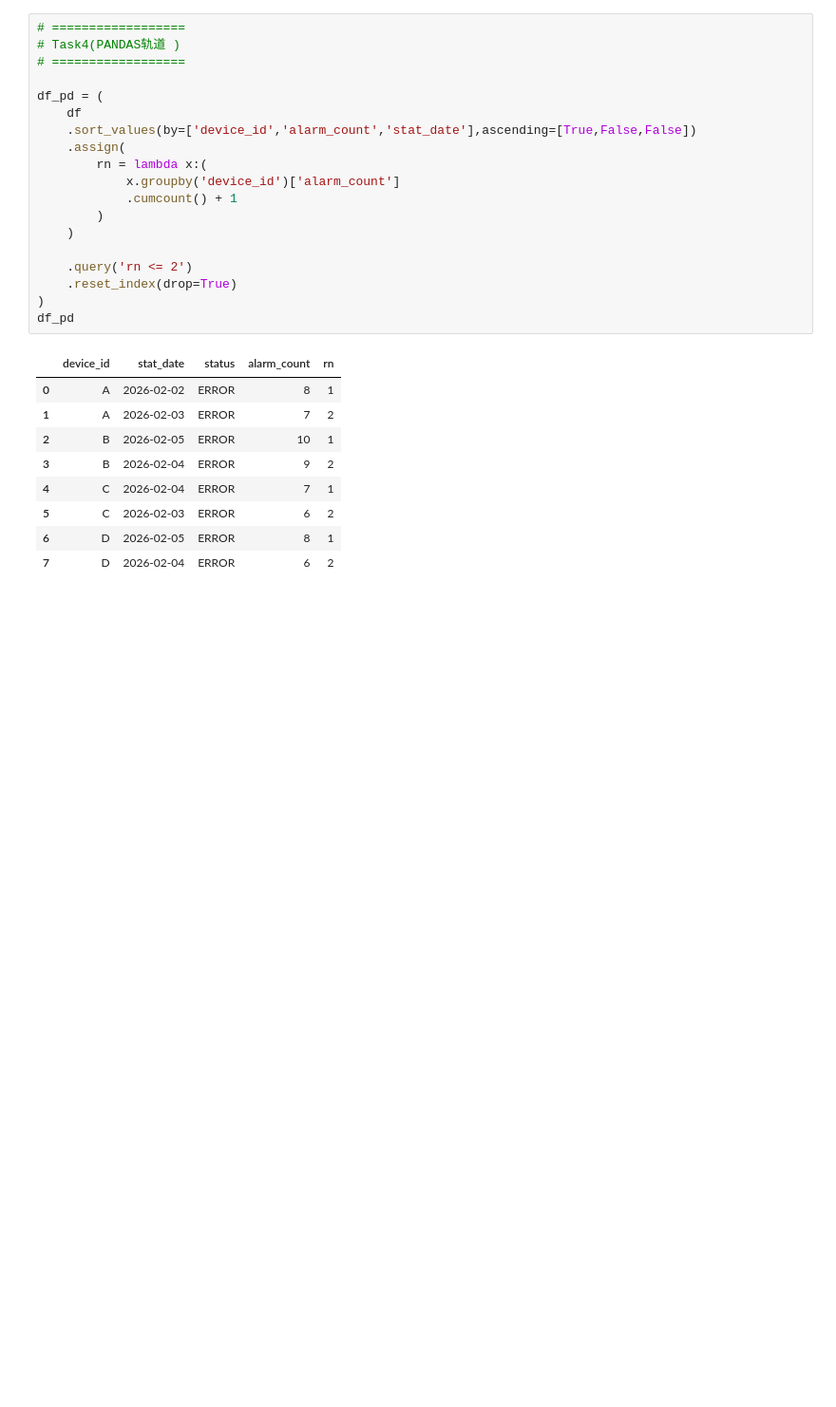
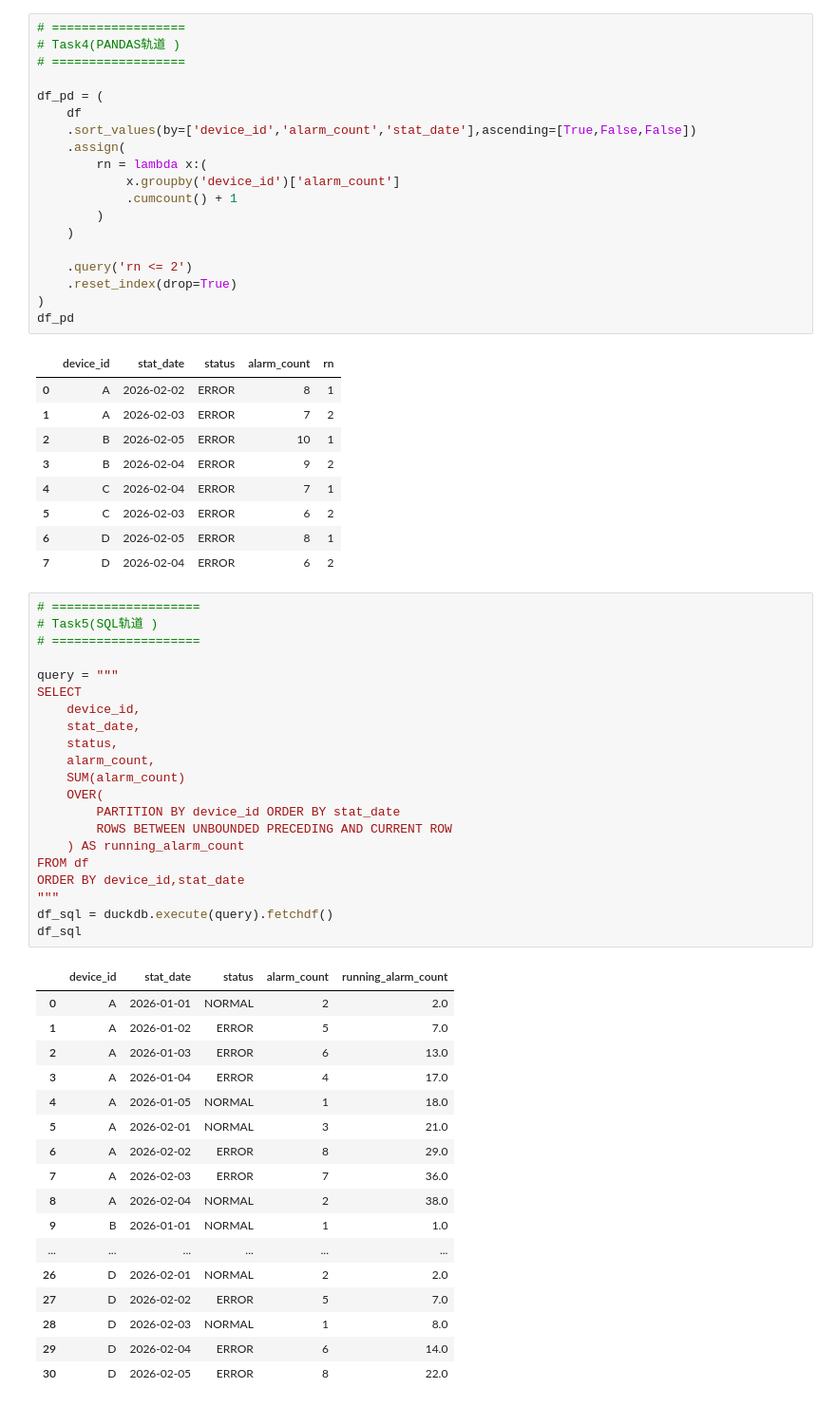
Before and after one commit to zhuimengren9527/projects, a Jupyter notebook: 02_sql_and_pandas/window_function/05_integrated_practice/01_device_daily_analysis_integrated.ipynb, the cells around one changed output. Shown at 95% size. Cells and saved outputs as stored; diff of their text form; blank space fills up the shorter version.

Commit message:
feat: add cumulative alarm count task

```diff
--- a/02_sql_and_pandas/window_function/05_integrated_practice/01_device_daily_analysis_integrated.ipynb
+++ b/02_sql_and_pandas/window_function/05_integrated_practice/01_device_daily_analysis_integrated.ipynb
@@ -657,3 +657,42 @@ df_pd
 | 5 | C | 2026-02-03 | ERROR | 6 | 2 |
 | 6 | D | 2026-02-05 | ERROR | 8 | 1 |
 | 7 | D | 2026-02-04 | ERROR | 6 | 2 |
+# %%
+# ====================
+# Task5(SQL轨道 )
+# ====================
+
+query = """
+SELECT
+    device_id,
+    stat_date,
+    status,
+    alarm_count,
+    SUM(alarm_count)
+    OVER(
+        PARTITION BY device_id ORDER BY stat_date
+        ROWS BETWEEN UNBOUNDED PRECEDING AND CURRENT ROW
+    ) AS running_alarm_count
+FROM df
+ORDER BY device_id,stat_date
+"""
+df_sql = duckdb.execute(query).fetchdf()
+df_sql
+# %% [output]
+|  | device_id | stat_date | status | alarm_count | running_alarm_count |
+| 0 | A | 2026-01-01 | NORMAL | 2 | 2.0 |
+| 1 | A | 2026-01-02 | ERROR | 5 | 7.0 |
+| 2 | A | 2026-01-03 | ERROR | 6 | 13.0 |
+| 3 | A | 2026-01-04 | ERROR | 4 | 17.0 |
+| 4 | A | 2026-01-05 | NORMAL | 1 | 18.0 |
+| 5 | A | 2026-02-01 | NORMAL | 3 | 21.0 |
+| 6 | A | 2026-02-02 | ERROR | 8 | 29.0 |
+| 7 | A | 2026-02-03 | ERROR | 7 | 36.0 |
+| 8 | A | 2026-02-04 | NORMAL | 2 | 38.0 |
+| 9 | B | 2026-01-01 | NORMAL | 1 | 1.0 |
+| ... | ... | ... | ... | ... | ... |
+| 26 | D | 2026-02-01 | NORMAL | 2 | 2.0 |
+| 27 | D | 2026-02-02 | ERROR | 5 | 7.0 |
+| 28 | D | 2026-02-03 | NORMAL | 1 | 8.0 |
+| 29 | D | 2026-02-04 | ERROR | 6 | 14.0 |
+| 30 | D | 2026-02-05 | ERROR | 8 | 22.0 |
```
Also changed, not shown: parts of 1 cell of this notebook, 1 other file.
